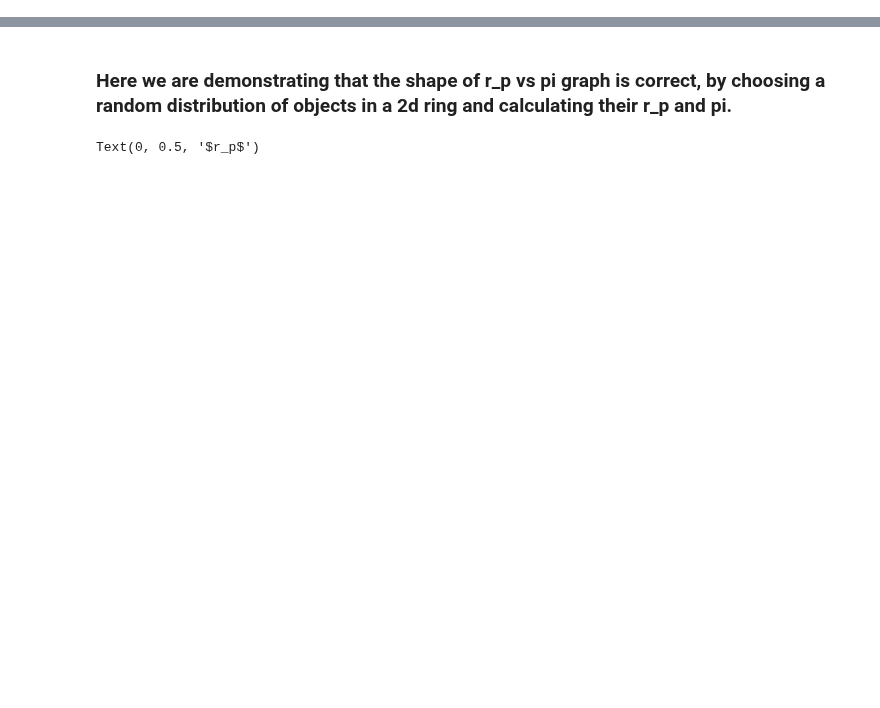
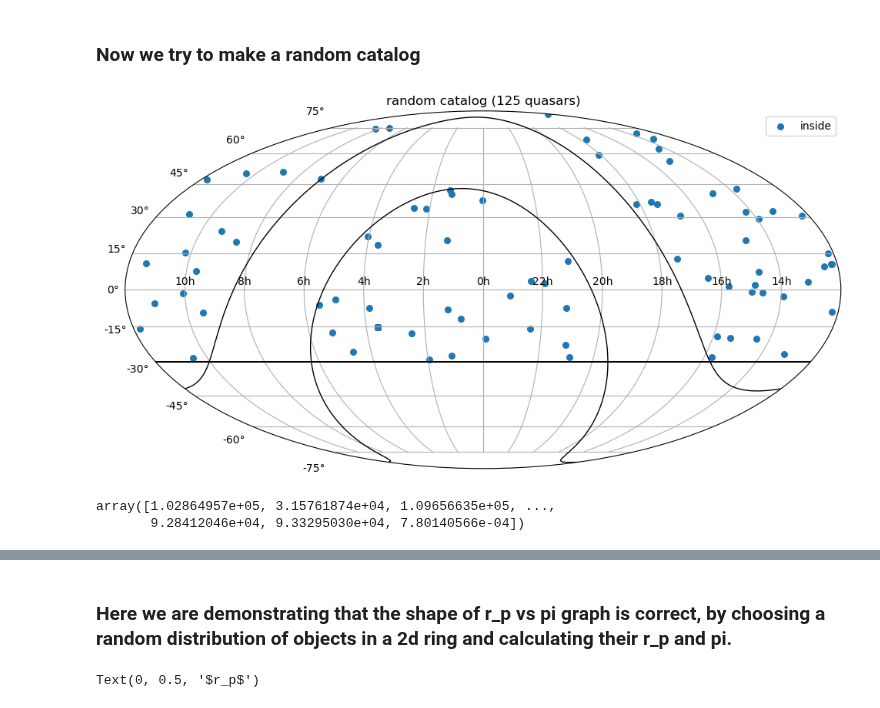
Before and after one commit to VibinRam/DP2, a Jupyter notebook: Codes/Clustering_analysis/Clustering_finder.ipynb, the cells around one changed output, grey strips where cells are left out. Saved outputs shown, nothing was run; the diff lists cells and outputs as text; code cells hidden in the pictures; blank space fills up the shorter version.

```diff
--- a/Codes/Clustering_analysis/Clustering_finder.ipynb
+++ b/Codes/Clustering_analysis/Clustering_finder.ipynb
@@ -60,0 +69,31 @@ Text(0, 0.5, '$r_p$')
+# %% [markdown]
+### Now we try to make a random catalog
+# %%
+ind = np.arange(125)
+rand_ra = np.zeros(125)
+rand_dec = np.zeros(125)
+while True:
+    ### using Archimede's theorem
+    rand_ra[ind] = np.random.uniform(0, 360, len(ind))
+    rand_dec[ind] = np.degrees(np.arcsin(np.random.uniform(-0.5, 1, len(ind))))
+    ind = np.where(np.absolute(np.arcsin(np.cos(np.radians(rand_dec)) * np.cos(np.radians(27.4)) * np.cos(np.radians(rand_ra - 192.25)) \
+                                        + np.sin(np.radians(rand_dec)) * np.sin(np.radians(27.4)))) < np.radians(20))
+    if(len(ind[0]) == 0):
+        break
+
+rand_red = np.random.uniform(5.7, 6.2, 125)
+
+# rand_mask = np.zeros_like(rand_ra, dtype='int')
+# rand_mask[ind] = 1
+# rand_mask = np.insert(rand_mask, 0 , 2)
+plot_sky_map_ps1(rand_ra, rand_dec, labels=['inside', 'outside'], title = "random catalog (125 quasars)")
+# %% [output]
+[figure, added]
+# %%
+rand_pi_array, rand_rp_array = find_pi_rp(rand_ra, rand_dec, rand_red)
+
+rand_pi_array = rand_pi_array[np.triu_indices(len(rand_pi_array),k = 1)]
+rand_rp_array = rand_rp_array[np.triu_indices(len(rand_rp_array),k = 1)]
+# %% [output]
+array([1.02864957e+05, 3.15761874e+04, 1.09656635e+05, ...,
+       9.28412046e+04, 9.33295030e+04, 7.80140566e-04])
```
Also changed, not shown: parts of 7 cells of this notebook, 5 other files.
